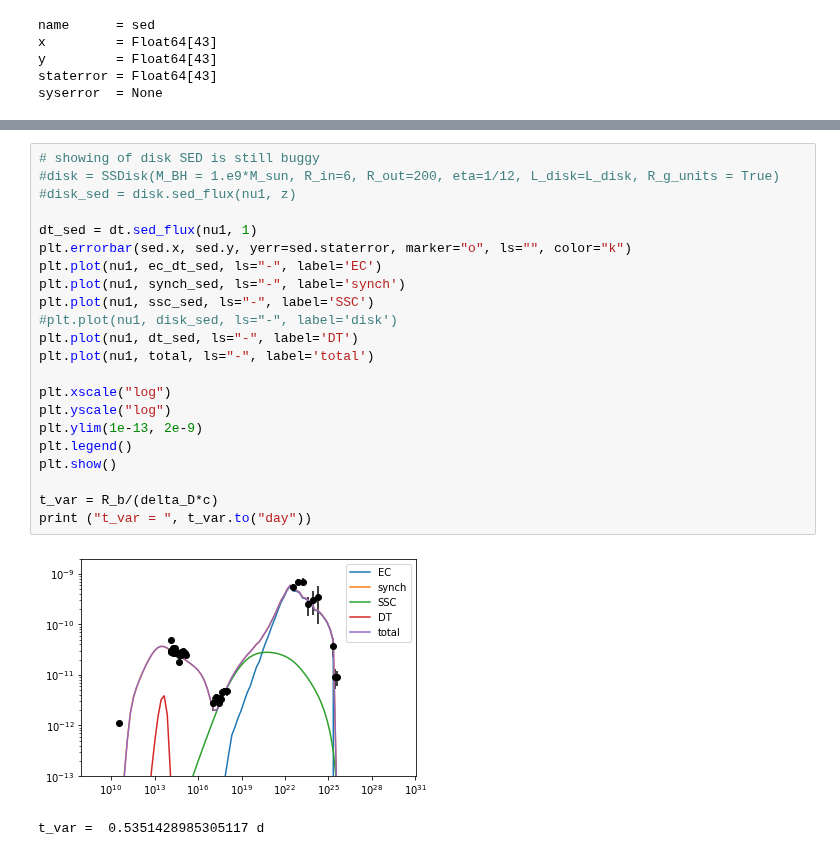
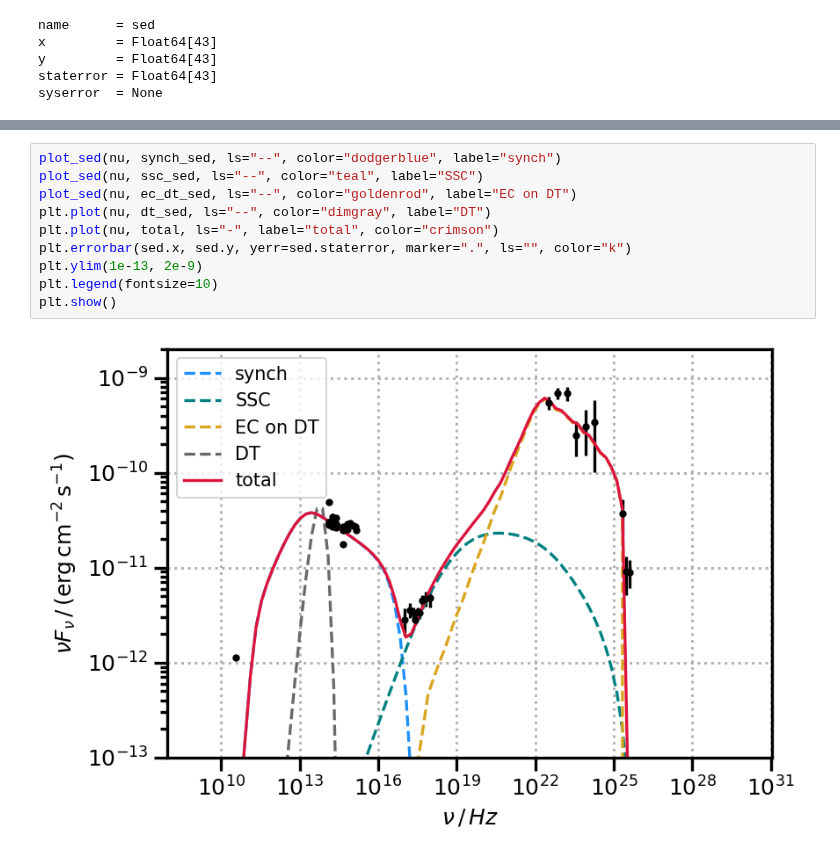
Before and after one commit to cosimoNigro/agnpy, a Jupyter notebook: docs/tutorials/ec_dt_sherpa_fit.ipynb, the cells around one changed output, grey strips where cells are left out. Drawn from its saved outputs; the diff is of its cells as text.

```diff
--- a/docs/tutorials/ec_dt_sherpa_fit.ipynb
+++ b/docs/tutorials/ec_dt_sherpa_fit.ipynb
@@ -305,28 +339,15 @@ total+=ec_dt_sed
  - xi_dt (fraction of the disk radiation reprocessed by the torus): 6.00e-01
  - T_dt (temperature of the dust torus): 1.00e+03 K
  - R_dt (radius of the torus): 6.47e+18 cm
-# %%
-# showing of disk SED is still buggy
-#disk = SSDisk(M_BH = 1.e9*M_sun, R_in=6, R_out=200, eta=1/12, L_disk=L_disk, R_g_units = True)
-#disk_sed = disk.sed_flux(nu1, z)
-
-dt_sed = dt.sed_flux(nu1, 1)
-plt.errorbar(sed.x, sed.y, yerr=sed.staterror, marker="o", ls="", color="k")
-plt.plot(nu1, ec_dt_sed, ls="-", label='EC')
-plt.plot(nu1, synch_sed, ls="-", label='synch')
-plt.plot(nu1, ssc_sed, ls="-", label='SSC')
-#plt.plot(nu1, disk_sed, ls="-", label='disk')
-plt.plot(nu1, dt_sed, ls="-", label='DT')
-plt.plot(nu1, total, ls="-", label='total')
-
-plt.xscale("log")
-plt.yscale("log")
-plt.ylim(1e-13, 2e-9)
-plt.legend()
-plt.show()
-
-t_var = R_b/(delta_D*c)
-print ("t_var = ", t_var.to("day"))
-# %% [output]
-[figure, removed]
-t_var =  0.5351428985305117 d
+# %%
+plot_sed(nu, synch_sed, ls="--", color="dodgerblue", label="synch")
+plot_sed(nu, ssc_sed, ls="--", color="teal", label="SSC")
+plot_sed(nu, ec_dt_sed, ls="--", color="goldenrod", label="EC on DT")
+plt.plot(nu, dt_sed, ls="--", color="dimgray", label="DT")
+plt.plot(nu, total, ls="-", label="total", color="crimson")
+plt.errorbar(sed.x, sed.y, yerr=sed.staterror, marker=".", ls="", color="k")
+plt.ylim(1e-13, 2e-9)
+plt.legend(fontsize=10)
+plt.show()
+# %% [output]
+[figure, added]
```
Also changed, not shown: parts of 24 cells of this notebook, 4 other files.
